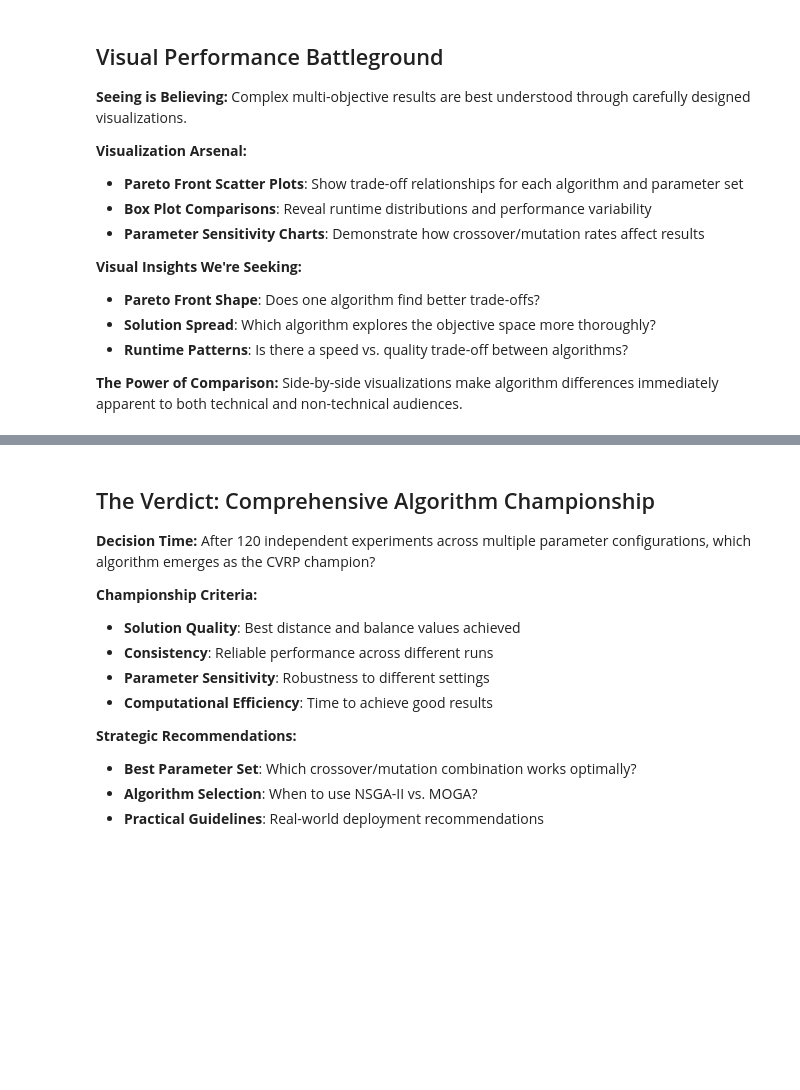
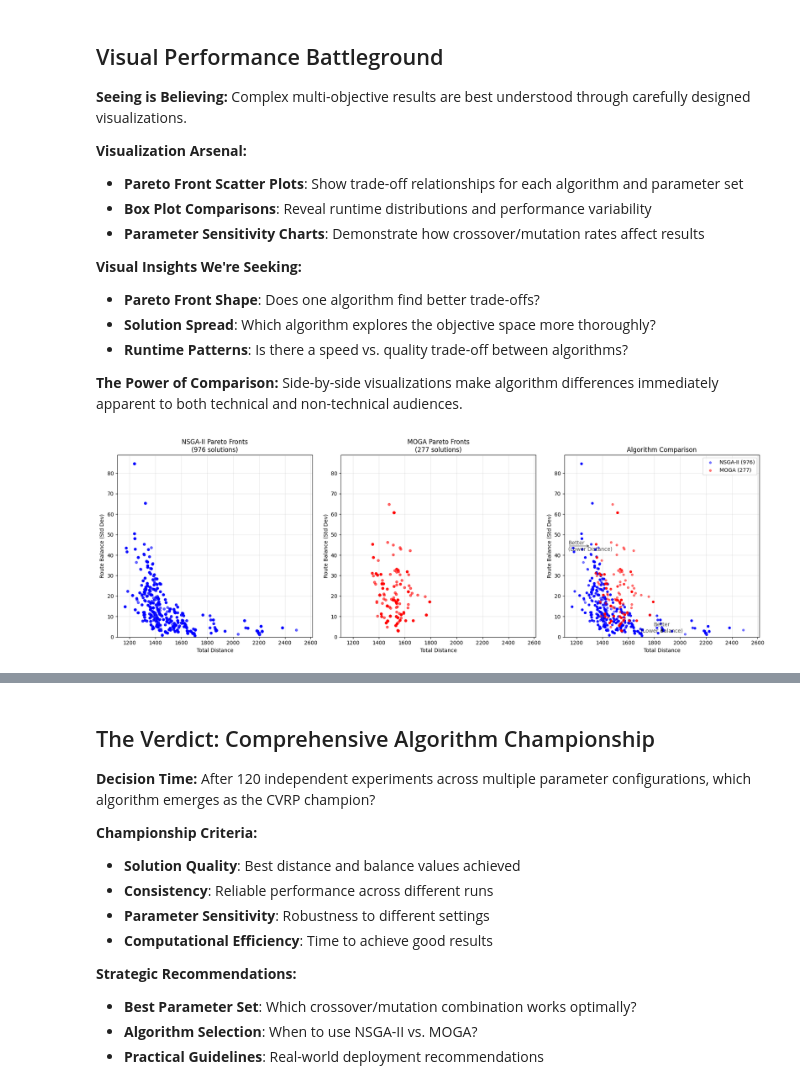
Before and after one commit to QuasimodoCodes/MID-TERM_P2, a Jupyter notebook: project/notebooks/small.ipynb, the cells around one changed output, grey strips where cells are left out. Saved outputs shown, nothing was run; the diff lists cells and outputs as text; code cells hidden in the pictures; blank space fills up the shorter version.

```diff
--- a/project/notebooks/small.ipynb
+++ b/project/notebooks/small.ipynb
@@ -1039,3 +986,96 @@ Low_Cross_High_Mut             3          1      NSGA-II
 - **Runtime Patterns**: Is there a speed vs. quality trade-off between algorithms?
 
 **The Power of Comparison:** Side-by-side visualizations make algorithm differences immediately apparent to both technical and non-technical audiences.
+# %%
+# Enhanced Visualization and Comparison
+fig, axes = plt.subplots(1, 3, figsize=(18, 6))
+
+# Collect all solutions for unified scaling
+all_nsga2_distances = []
+all_nsga2_balances = []
+all_moga_distances = []
+all_moga_balances = []
+
+for result in nsga2_results:
+    distances = [sol.objectives[0] for sol in result['pareto_front']]
+    balances = [sol.objectives[1] for sol in result['pareto_front']]
+    all_nsga2_distances.extend(distances)
+    all_nsga2_balances.extend(balances)
+
+for result in moga_results:
+    distances = [sol.objectives[0] for sol in result['pareto_front']]
+    balances = [sol.objectives[1] for sol in result['pareto_front']]
+    all_moga_distances.extend(distances)
+    all_moga_balances.extend(balances)
+
+# Determine unified axis limits
+min_distance = min(min(all_nsga2_distances), min(all_moga_distances)) * 0.95
+max_distance = max(max(all_nsga2_distances), max(all_moga_distances)) * 1.05
+min_balance = 0  # Balance starts at 0
+max_balance = max(max(all_nsga2_balances), max(all_moga_balances)) * 1.05
+
+# Plot 1: NSGA-II results
+axes[0].scatter(all_nsga2_distances, all_nsga2_balances, alpha=0.6, s=20, c='blue', label='NSGA-II Solutions')
+axes[0].set_xlabel('Total Distance')
+axes[0].set_ylabel('Route Balance (Std Dev)')
+axes[0].set_title(f'NSGA-II Pareto Fronts\n({len(all_nsga2_distances)} solutions)')
+axes[0].grid(True, alpha=0.3)
+axes[0].set_xlim(min_distance, max_distance)
+axes[0].set_ylim(min_balance, max_balance)
+
+# Plot 2: MOGA results
+axes[1].scatter(all_moga_distances, all_moga_balances, alpha=0.6, s=20, c='red', label='MOGA Solutions')
+axes[1].set_xlabel('Total Distance')
+axes[1].set_ylabel('Route Balance (Std Dev)')
+axes[1].set_title(f'MOGA Pareto Fronts\n({len(all_moga_distances)} solutions)')
+axes[1].grid(True, alpha=0.3)
+axes[1].set_xlim(min_distance, max_distance)
+axes[1].set_ylim(min_balance, max_balance)
+
+# Plot 3: Direct comparison
+axes[2].scatter(all_nsga2_distances, all_nsga2_balances, alpha=0.5, s=15, c='blue', label=f'NSGA-II ({len(all_nsga2_distances)})')
+axes[2].scatter(all_moga_distances, all_moga_balances, alpha=0.5, s=15, c='red', label=f'MOGA ({len(all_moga_distances)})')
+axes[2].set_xlabel('Total Distance')
+axes[2].set_ylabel('Route Balance (Std Dev)')
+axes[2].set_title('Algorithm Comparison')
+axes[2].legend()
+axes[2].grid(True, alpha=0.3)
+axes[2].set_xlim(min_distance, max_distance)
+axes[2].set_ylim(min_balance, max_balance)
+
+# Add "better" direction annotations
+axes[2].annotate('Better\n(Lower Distance)', xy=(0.02, 0.5), xycoords='axes fraction',
+                ha='left', va='center', fontsize=10, alpha=0.7,
+                arrowprops=dict(arrowstyle='<-', alpha=0.7))
+axes[2].annotate('Better\n(Lower Balance)', xy=(0.5, 0.02), xycoords='axes fraction',
+                ha='center', va='bottom', fontsize=10, alpha=0.7,
+                arrowprops=dict(arrowstyle='<-', alpha=0.7, connectionstyle="angle3"))
+
+plt.tight_layout()
+plt.show()
+
+# Enhanced summary with key insights
+print("\n=== ENHANCED ALGORITHM COMPARISON ===")
+print(f"NSGA-II: {len(all_nsga2_distances)} total solutions found")
+print(f"  Best distance: {min(all_nsga2_distances):.2f}")
+print(f"  Best balance: {min(all_nsga2_balances):.2f}")
+print(f"  Average Pareto size: {np.mean([r['pareto_size'] for r in nsga2_results]):.1f}")
+print(f"  Average runtime: {np.mean([r['runtime'] for r in nsga2_results]):.2f}s")
+
+print(f"\nMOGA: {len(all_moga_distances)} total solutions found")
+print(f"  Best distance: {min(all_moga_distances):.2f}")
+print(f"  Best balance: {min(all_moga_balances):.2f}")
+print(f"  Average Pareto size: {np.mean([r['pareto_size'] for r in moga_results]):.1f}")
+print(f"  Average runtime: {np.mean([r['runtime'] for r in moga_results]):.2f}s")
+
+print(f"\n=== KEY INSIGHTS ===")
+distance_improvement = (min(all_moga_distances) - min(all_nsga2_distances)) / min(all_moga_distances) * 100
+balance_improvement = (min(all_moga_balances) - min(all_nsga2_balances)) / min(all_moga_balances) * 100
+solution_ratio = len(all_nsga2_distances) / len(all_moga_distances)
+
+print(f"• NSGA-II finds {distance_improvement:.1f}% better distance solutions")
+print(f"• NSGA-II finds {balance_improvement:.1f}% better balance solutions")
+print(f"• NSGA-II discovers {solution_ratio:.1f}x more Pareto solutions")
+print(f"• Trade-off: NSGA-II takes {np.mean([r['runtime'] for r in nsga2_results])/np.mean([r['runtime'] for r in moga_results]):.1f}x longer to run")
+# %% [output]
+[figure, added]
```
Also changed, not shown: parts of 41 cells of this notebook, 1 other file.
